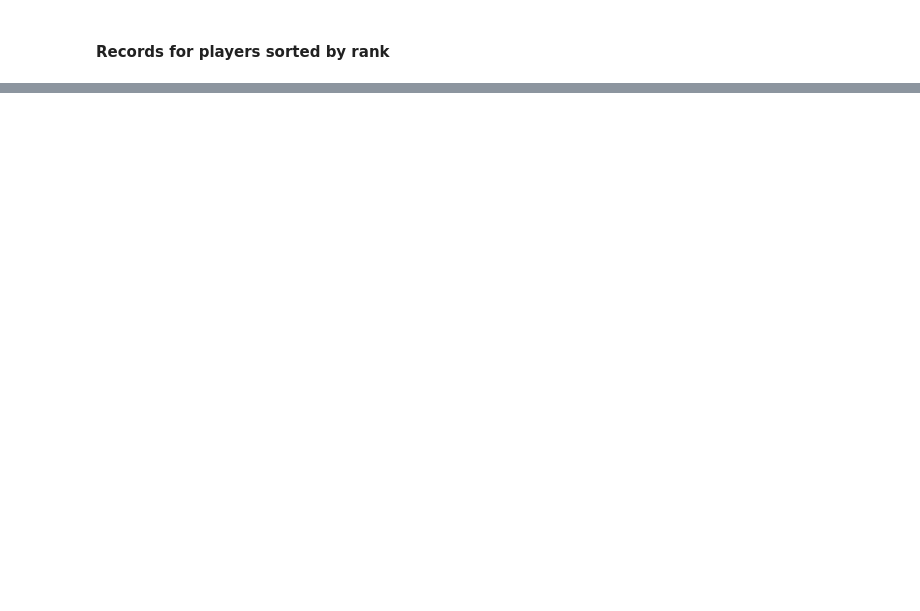
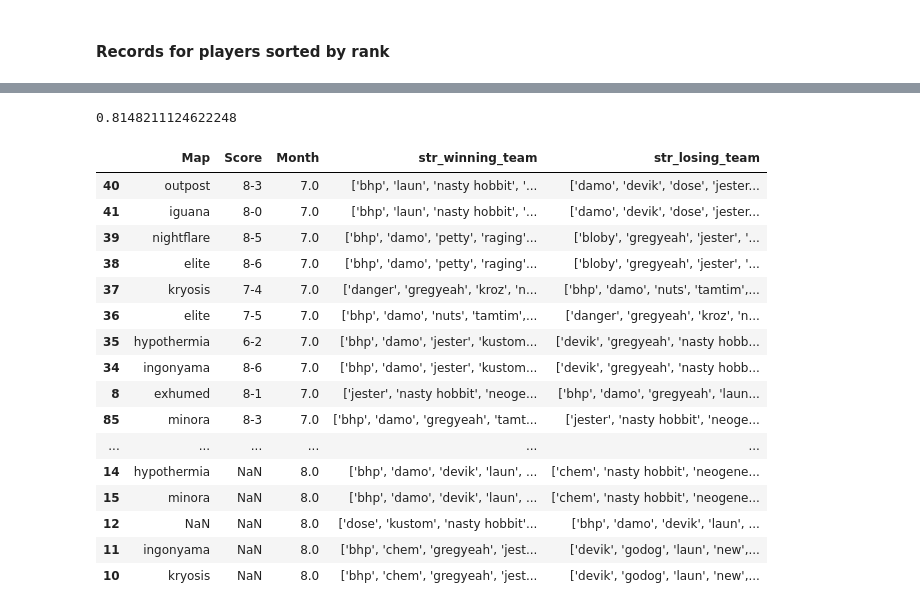
Before and after one commit to sharpsss/midair_stats, a Jupyter notebook: Midair.ipynb, the cells around one changed output, grey strips where cells are left out. Saved outputs shown, nothing was run; the diff lists cells and outputs as text; code cells hidden in the pictures; blank space fills up the shorter version.

```diff
--- a/Midair.ipynb
+++ b/Midair.ipynb
@@ -332,4 +339,26 @@ No      77
 Name: correct_ts_prediction, dtype: int64
 # %%
-# win_probability([players_ts['sharp'], players_ts['joe'], players_ts['moose'], players_ts['implo'], players_ts['icehawk']],\
-#                 [players_ts['dl'], players_ts['stork'], players_ts['berserker'], players_ts['logic'], players_ts['sin']])
+win_probability([players_ts['slush'], players_ts['stork'], players_ts['icehawk'], players_ts['moose'], players_ts['joe']],\
+                [players_ts['implo'], players_ts['rtcll'], players_ts['berserker'], players_ts['logic'], players_ts['sin']])
+# %% [output]
+0.8148211124622248
+# %%
+df[df[player_cols].isin(['bhp']).any(axis = 1)][['Map', 'Score', 'Month'] + ['str_winning_team', 'str_losing_team']]
+# %% [output]
+|  | Map | Score | Month | str_winning_team | str_losing_team |
+| 40 | outpost | 8-3 | 7.0 | ['bhp', 'laun', 'nasty hobbit', '... | ['damo', 'devik', 'dose', 'jester... |
+| 41 | iguana | 8-0 | 7.0 | ['bhp', 'laun', 'nasty hobbit', '... | ['damo', 'devik', 'dose', 'jester... |
+| 39 | nightflare | 8-5 | 7.0 | ['bhp', 'damo', 'petty', 'raging'... | ['bloby', 'gregyeah', 'jester', '... |
+| 38 | elite | 8-6 | 7.0 | ['bhp', 'damo', 'petty', 'raging'... | ['bloby', 'gregyeah', 'jester', '... |
+| 37 | kryosis | 7-4 | 7.0 | ['danger', 'gregyeah', 'kroz', 'n... | ['bhp', 'damo', 'nuts', 'tamtim',... |
+| 36 | elite | 7-5 | 7.0 | ['bhp', 'damo', 'nuts', 'tamtim',... | ['danger', 'gregyeah', 'kroz', 'n... |
+| 35 | hypothermia | 6-2 | 7.0 | ['bhp', 'damo', 'jester', 'kustom... | ['devik', 'gregyeah', 'nasty hobb... |
+| 34 | ingonyama | 8-6 | 7.0 | ['bhp', 'damo', 'jester', 'kustom... | ['devik', 'gregyeah', 'nasty hobb... |
+| 8 | exhumed | 8-1 | 7.0 | ['jester', 'nasty hobbit', 'neoge... | ['bhp', 'damo', 'gregyeah', 'laun... |
+| 85 | minora | 8-3 | 7.0 | ['bhp', 'damo', 'gregyeah', 'tamt... | ['jester', 'nasty hobbit', 'neoge... |
+| ... | ... | ... | ... | ... | ... |
+| 14 | hypothermia | NaN | 8.0 | ['bhp', 'damo', 'devik', 'laun', ... | ['chem', 'nasty hobbit', 'neogene... |
+| 15 | minora | NaN | 8.0 | ['bhp', 'damo', 'devik', 'laun', ... | ['chem', 'nasty hobbit', 'neogene... |
+| 12 | NaN | NaN | 8.0 | ['dose', 'kustom', 'nasty hobbit'... | ['bhp', 'damo', 'devik', 'laun', ... |
+| 11 | ingonyama | NaN | 8.0 | ['bhp', 'chem', 'gregyeah', 'jest... | ['devik', 'godog', 'laun', 'new',... |
+| 10 | kryosis | NaN | 8.0 | ['bhp', 'chem', 'gregyeah', 'jest... | ['devik', 'godog', 'laun', 'new',... |
```
Also changed, not shown: parts of 14 cells of this notebook, 2 other files.
